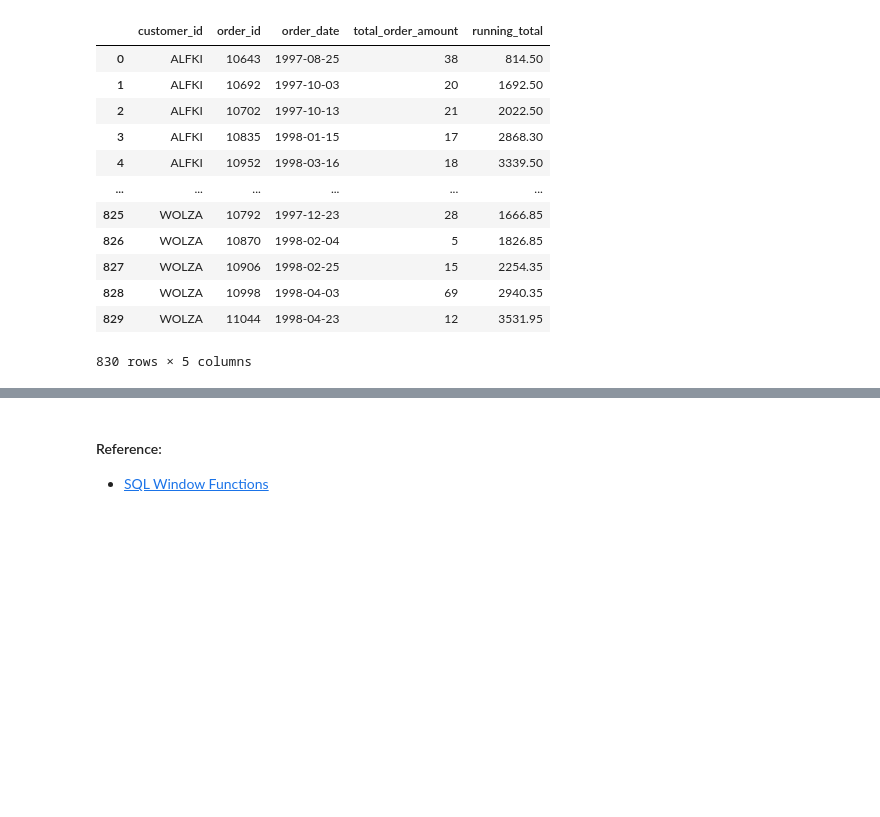
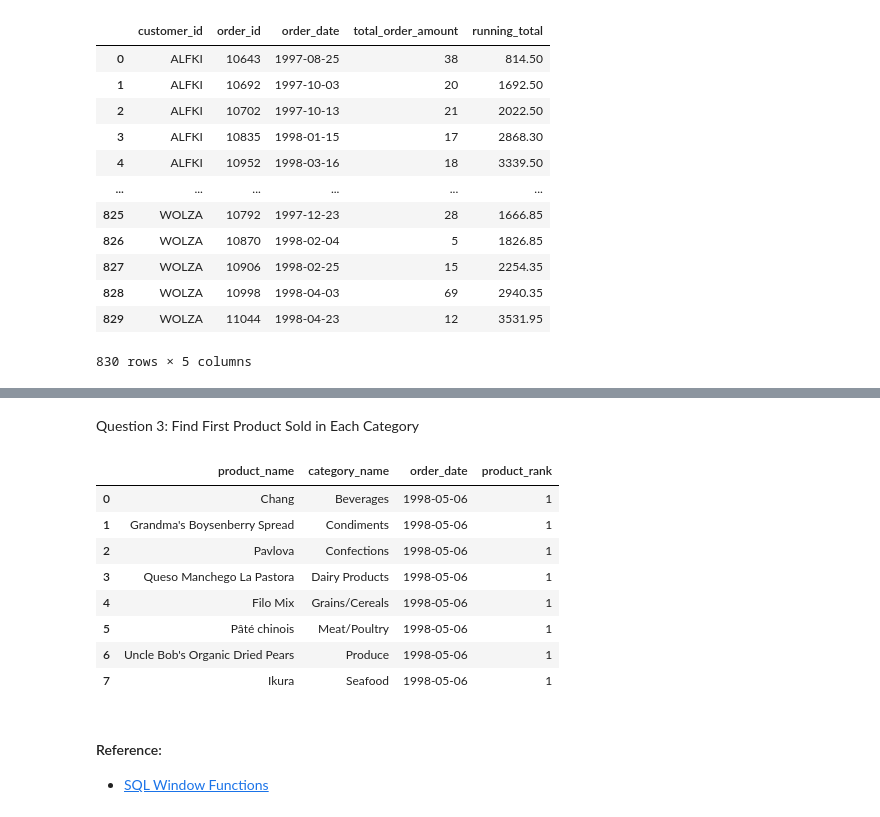
Before and after one commit to tharina11/SQL-Projects, a Jupyter notebook: 4. SQL_Concepts_2 Window Functions.ipynb, the cells around one changed output, grey strips where cells are left out. Cells and saved outputs as stored; diff of their text form; code cells hidden in the pictures; blank space fills up the shorter version.

```diff
--- a/4. SQL_Concepts_2 Window Functions.ipynb
+++ b/4. SQL_Concepts_2 Window Functions.ipynb
@@ -188,3 +224,43 @@ execute_sql_query(sql)
+# %% [markdown]
+Question 3: Find First Product Sold in Each Category
+# %%
+sql = '''
+WITH order_category AS (
+    SELECT
+        product_name,
+        category_name,
+        order_date,
+        ROW_NUMBER() OVER(
+            PARTITION BY category_name
+            ORDER BY order_date DESC
+        ) AS product_rank
+    FROM products p
+    JOIN order_details od
+        ON p.product_id = od.product_id
+    JOIN orders o
+        ON o.order_id = od.order_id
+    JOIN categories c
+        ON c.category_id = p.category_id
+    GROUP BY category_name, product_name, order_date
+    ORDER BY order_date
+)
+SELECT *
+FROM order_category
+WHERE product_rank = 1
+ORDER BY category_name
+'''
+#Execute query
+execute_sql_query(sql)
+# %% [output]
+|  | product_name | category_name | order_date | product_rank |
+| 0 | Chang | Beverages | 1998-05-06 | 1 |
+| 1 | Grandma's Boysenberry Spread | Condiments | 1998-05-06 | 1 |
+| 2 | Pavlova | Confections | 1998-05-06 | 1 |
+| 3 | Queso Manchego La Pastora | Dairy Products | 1998-05-06 | 1 |
+| 4 | Filo Mix | Grains/Cereals | 1998-05-06 | 1 |
+| 5 | Pâté chinois | Meat/Poultry | 1998-05-06 | 1 |
+| 6 | Uncle Bob's Organic Dried Pears | Produce | 1998-05-06 | 1 |
+| 7 | Ikura | Seafood | 1998-05-06 | 1 |
 # %% [markdown]
 #### Reference:
 
```
Also changed, not shown: parts of 3 cells of this notebook, 1 other file.
